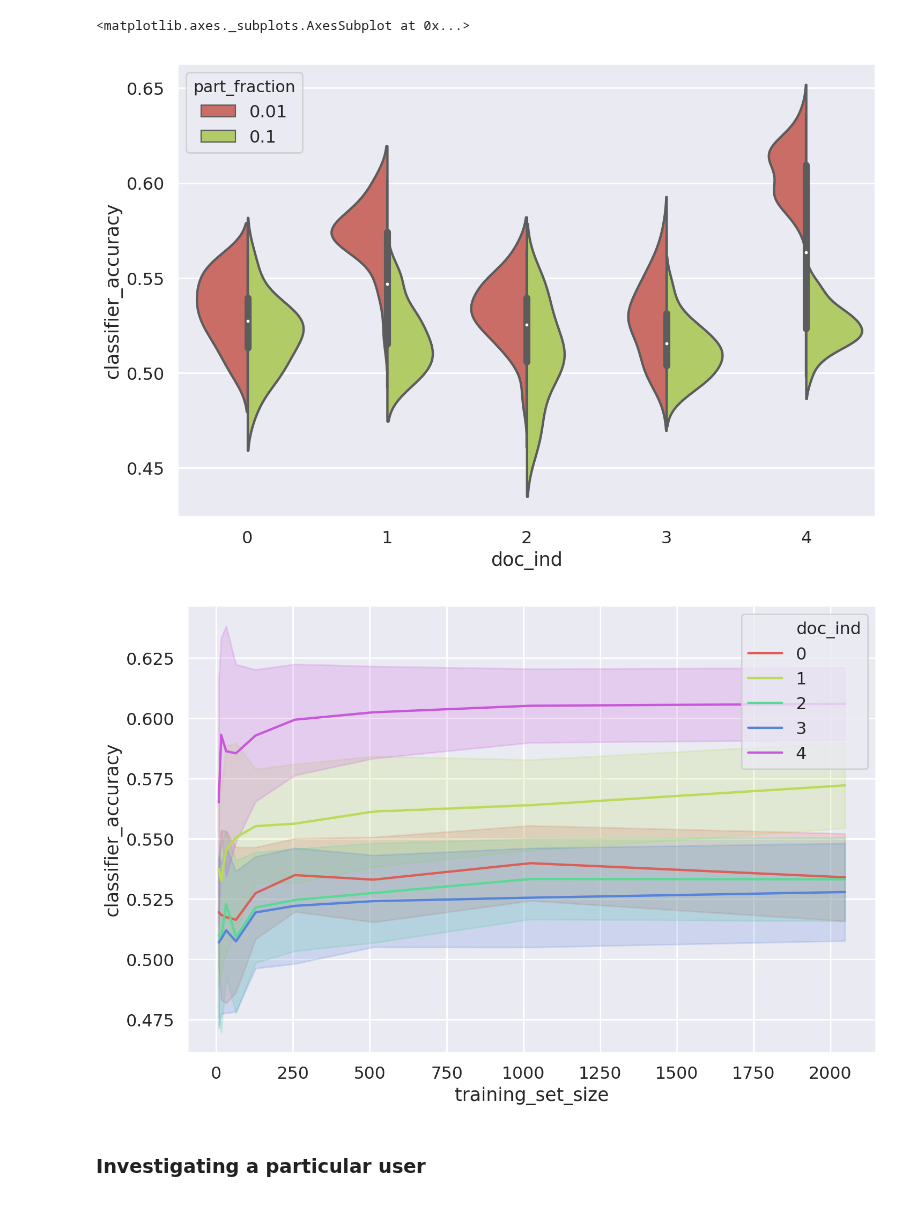
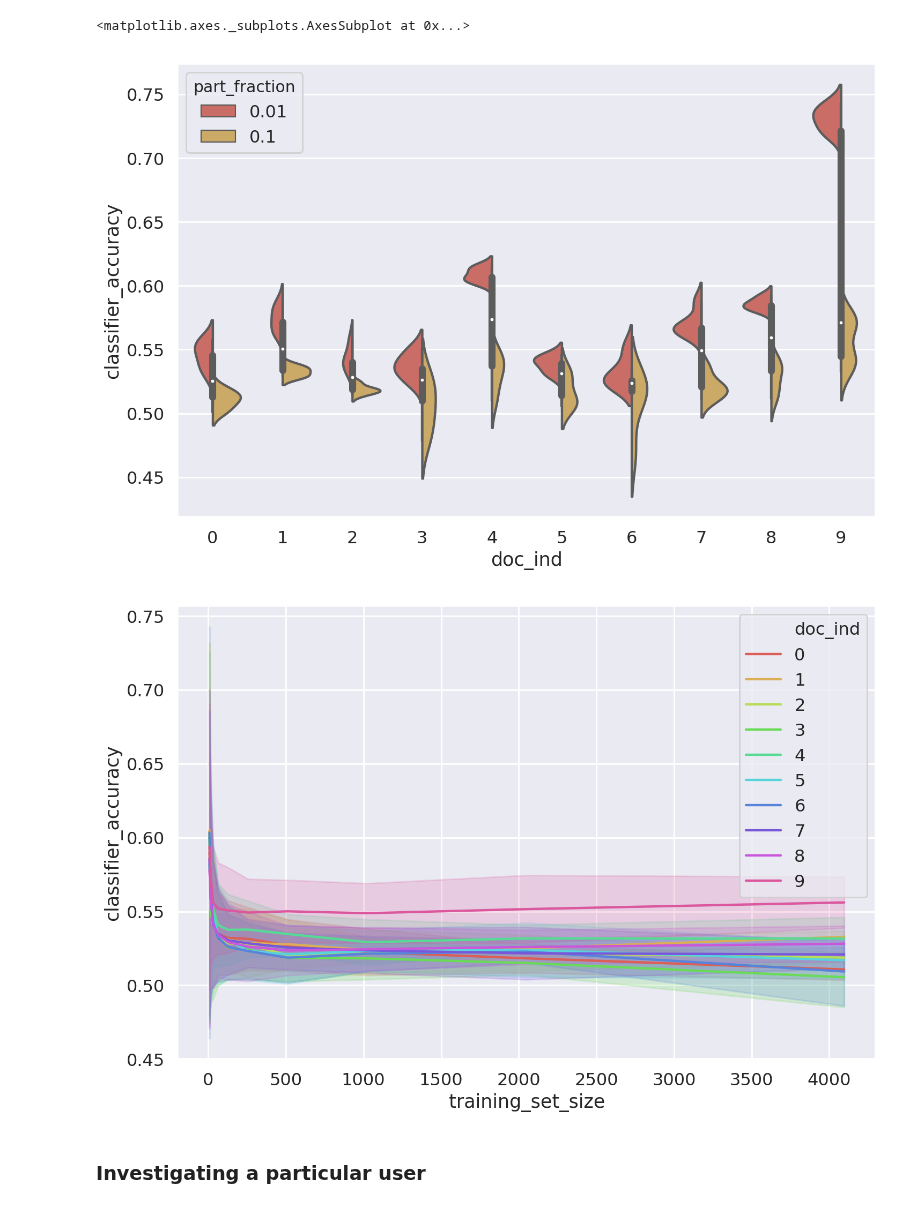
Before and after one commit to maksimt/empirical_privacy, a Jupyter notebook: Notebooks/Analyze Completed CCCs.ipynb, the cells around one changed output. Cells and saved outputs as stored; diff of their text form; code cells hidden in the pictures.

```diff
--- a/Notebooks/Analyze Completed CCCs.ipynb
+++ b/Notebooks/Analyze Completed CCCs.ipynb
@@ -41,0 +23,8 @@ for dataset, pf in itertools.product(datasets, part_fractions):
+# %%
+subview = {
+    'dataset_name': 'ml-1m'
+}
+
+# CCCType = 'ExpCCCSVD' # Expectation
+CCCType = 'CCCSVD|ExpCCCSVD' # KNN
+CCCs = All(CCCType).requires()
@@ -42,7 +35,12 @@ for dataset, pf in itertools.product(datasets, part_fractions):
 # %%
 DF = load_completed_CCCs_into_dataframe(CCCs)
 n_docs = DF.doc_ind.nunique()
+print(n_docs)
 cp = sns.color_palette('hls', n_docs)
+query = ' & '.join(['{k}=={v}'.format(k=k, v=v if type(v) is not str else '"'+v+'"') for k,v in subview.items()])
+print(query)
+DF = DF.query(query)
+n_max = DF.n_max.max()
 print(DF.columns)
 print(DF.shape)
 # %% [output]
@@ -62,5 +71,5 @@ plt.legend()
 # %%
-SDF = DF[DF.training_set_size==2048]
+SDF = DF[DF.training_set_size==n_max]
 sns.violinplot(x='doc_ind',
                y='classifier_accuracy',
                hue="part_fraction",
@@ -70,20 +79,20 @@ sns.violinplot(x='doc_ind',
               )
 # %% [output]
 <matplotlib.axes._subplots.AxesSubplot at 0x...>
-[figure, old version]
+[figure, new version]
 # %%
 handle = sns.lineplot(
-    data=DF[DF.part_fraction==0.01],
+    data=DF[DF.part_fraction==0.1],
     x='training_set_size',
     y='classifier_accuracy',
     hue='doc_ind',
     legend='full',
     palette=cp,
     ci='sd',
     err_style='band'
 )
 # %% [output]
-[figure, old version]
+[figure, new version]
 # %% [markdown]
 ### Investigating a particular user
 # %%
```
Also changed, not shown: parts of 9 cells of this notebook, 1 other file.
